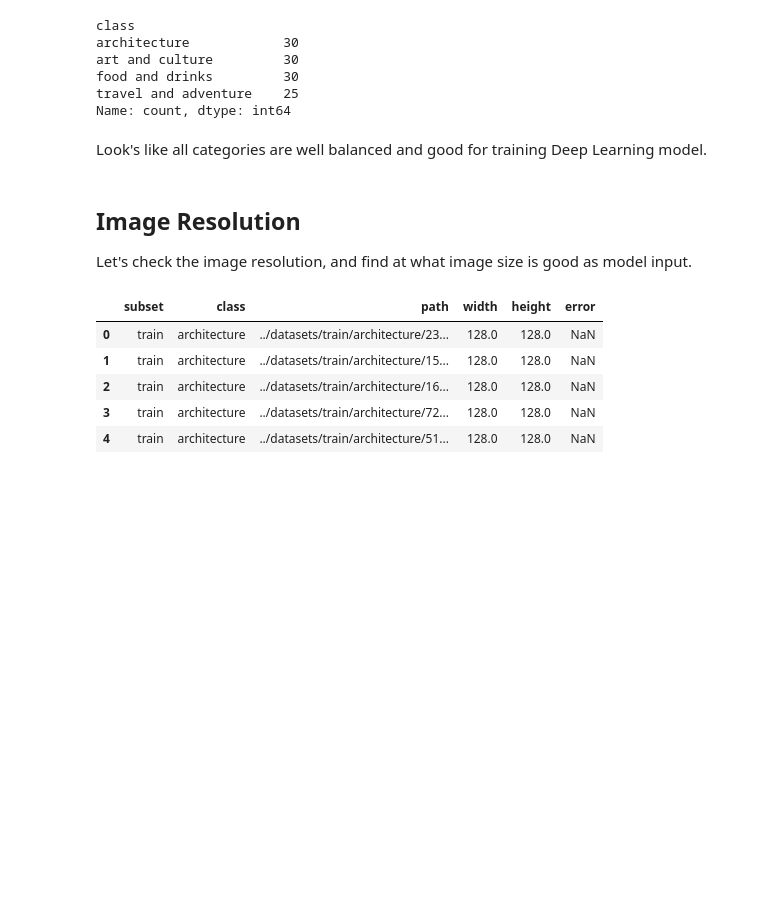
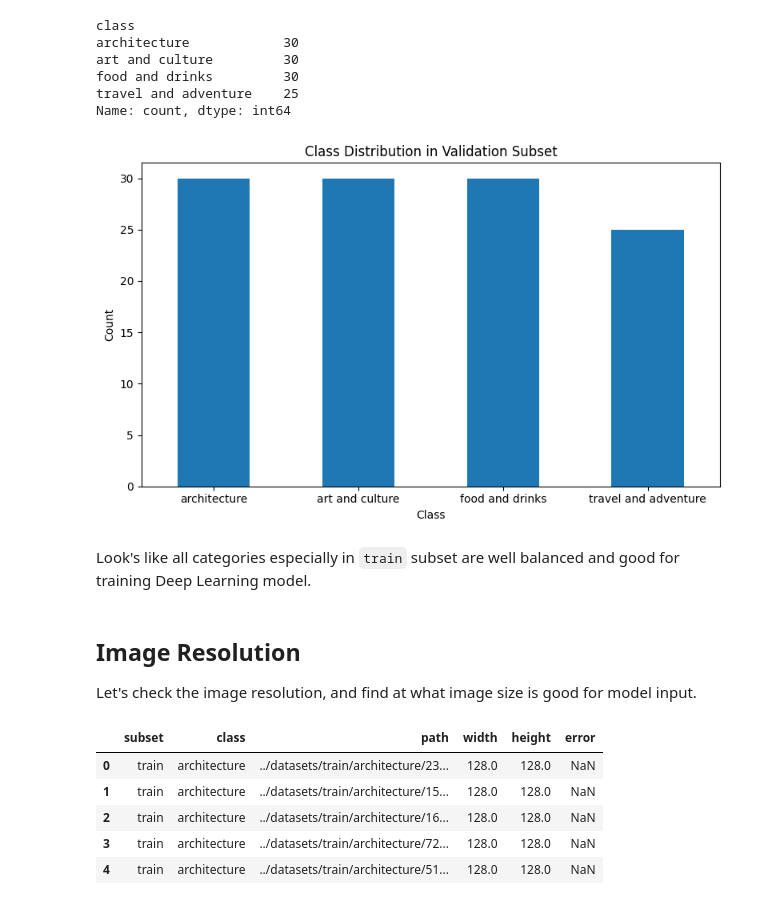
Before and after one commit to kangsyahrul/tsel-image-classification, a Jupyter notebook: notebooks/01_eda.ipynb, the cells around one changed output. Drawn from its saved outputs; the diff is of its cells as text; code cells hidden in the pictures; blank space fills up the shorter version.

```diff
--- a/notebooks/01_eda.ipynb
+++ b/notebooks/01_eda.ipynb
@@ -102,11 +109,24 @@ art and culture         30
 food and drinks         30
 travel and adventure    25
 Name: count, dtype: int64
+# %%
+# Plot
+plt.figure(figsize=(8,5))
+counts = df_image[df_image['subset'] == 'validation']['class'].value_counts()
+counts.plot(kind='bar')
+plt.xlabel('Class')
+plt.ylabel('Count')
+plt.title('Class Distribution in Validation Subset')
+plt.xticks(rotation=0)
+plt.tight_layout()
+plt.show()
+# %% [output]
+[figure, added]
 # %% [markdown]
-Look's like all categories are well balanced and good for training Deep Learning model.
+Look's like all categories especially in `train` subset are well balanced and good for training Deep Learning model.
 # %% [markdown]
 ## Image Resolution
-Let's check the image resolution, and find at what image size is good as model input.
+Let's check the image resolution, and find at what image size is good for model input.
 # %%
 def get_image_resolution(path):
     try:
```
Also changed, not shown: parts of 6 cells of this notebook.
